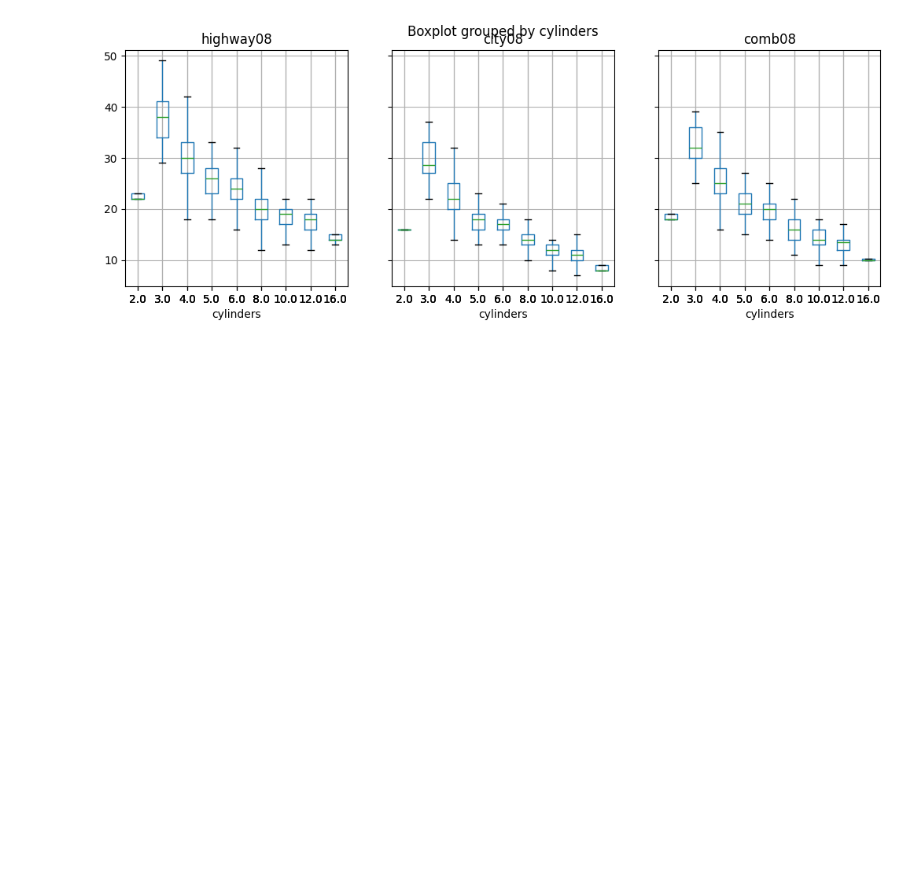
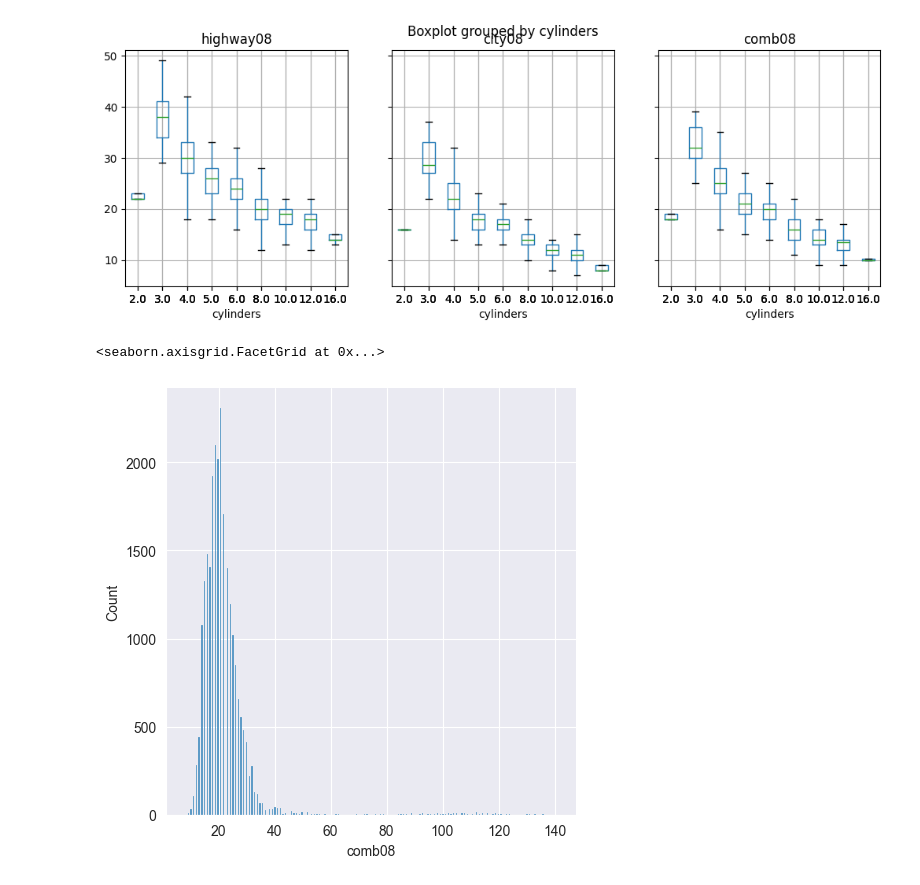
Before and after one commit to docroch/learning-data-science, a Jupyter notebook: examples/data-understanding/data-visualization/matplotlib-pandas-seaborn.ipynb, the cells around one changed output. Saved outputs shown, nothing was run; the diff lists cells and outputs as text; code cells hidden in the pictures; blank space fills up the shorter version.

Commit message:
Add seaborn plots

```diff
--- a/examples/data-understanding/data-visualization/matplotlib-pandas-seaborn.ipynb
+++ b/examples/data-understanding/data-visualization/matplotlib-pandas-seaborn.ipynb
@@ -274,3 +483,10 @@ array([<Axes: title={'center': 'highway08'}, xlabel='cylinders'>,
        <Axes: title={'center': 'comb08'}, xlabel='cylinders'>],
       dtype=object)
 [figure]
+# %%
+sns.set_style('darkgrid')
+# %%
+sns.displot(df, x='comb08')
+# %% [output]
+<seaborn.axisgrid.FacetGrid at 0x...>
+[figure, added]
```
Also changed, not shown: parts of 63 cells of this notebook.
